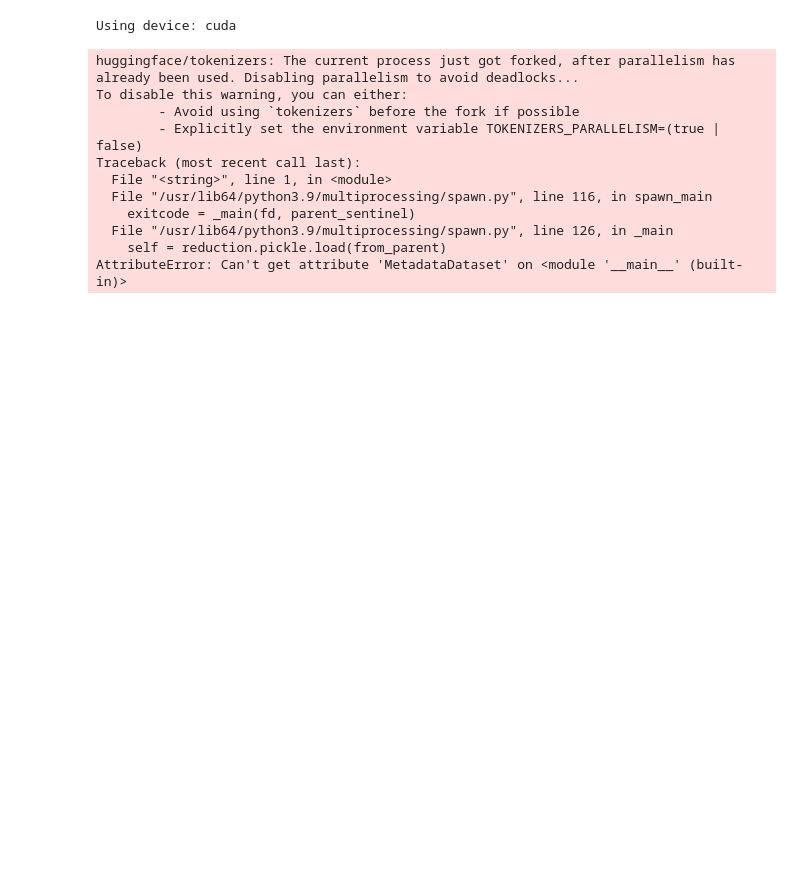
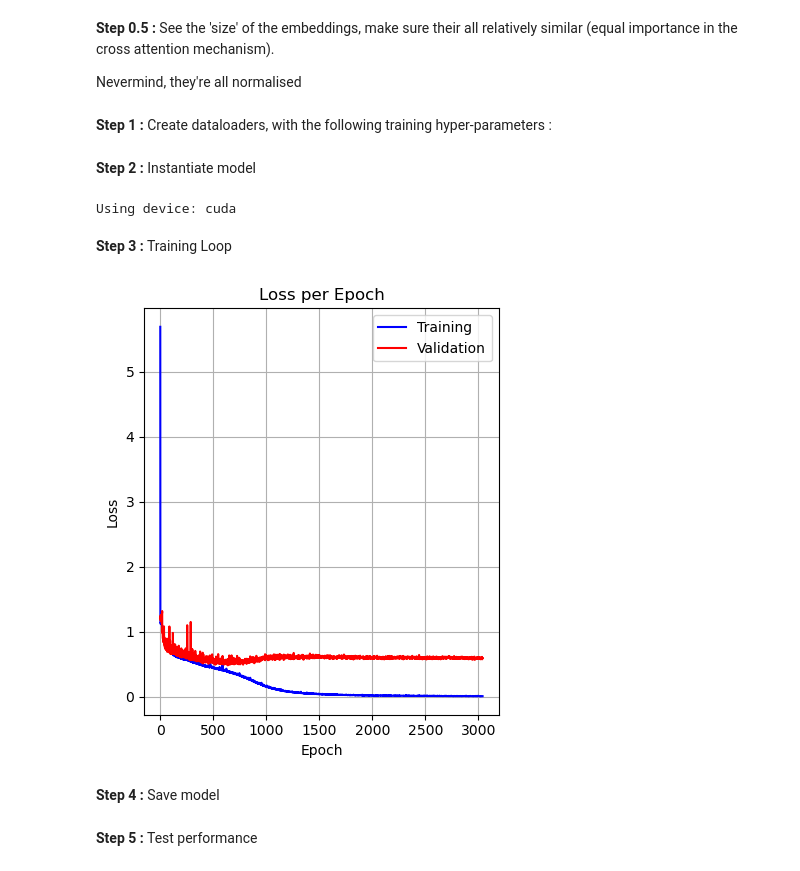
Before and after one commit to Antoine2212/CSC_43M04_EP_challenge, a Jupyter notebook: topic_encoding/main.ipynb, the cells around one changed output. Saved outputs shown, nothing was run; the diff lists cells and outputs as text; code cells hidden in the pictures; blank space fills up the shorter version.

```diff
--- a/topic_encoding/main.ipynb
+++ b/topic_encoding/main.ipynb
@@ -109,3 +53,25 @@ class MetadataRegressor(nn.Module):
+# %% [markdown]
+**Step 0.5 :** See the 'size' of the embeddings, make sure their all relatively similar (equal importance in the cross attention mechanism).
+
+Nevermind, they're all normalised
+# %% [markdown]
+**Step 1 :** Create dataloaders, with the following training hyper-parameters :
+# %%
+BATCH_SIZE = 128
+NUM_WORKERS = 16
+PRE_FETCH_FACTOR = 4
+# %%
+from meta_dataset import MetadataDataset
+from torch.utils.data import DataLoader
+from sklearn.model_selection import train_test_split
+
+train_df, val_df = train_test_split(df, test_size=0.2, random_state=42)
+train_dataset = MetadataDataset(train_df)
+val_dataset = MetadataDataset(val_df)
+train_dataloader = DataLoader(train_dataset, batch_size=BATCH_SIZE, shuffle=True, num_workers=NUM_WORKERS, prefetch_factor=PRE_FETCH_FACTOR, pin_memory=True, persistent_workers=True)
+val_dataloader = DataLoader(val_dataset, batch_size=BATCH_SIZE, shuffle=False, num_workers=NUM_WORKERS, prefetch_factor=PRE_FETCH_FACTOR, pin_memory=True, persistent_workers=True)
+# %% [markdown]
+**Step 2 :** Instantiate model
 # %%
 import matplotlib.pyplot as plt
 from IPython.display import clear_output
@@ -162,79 +122,76 @@ def plot_losses():
     plt.show()
 # %% [output]
 Using device: cuda
+# %% [markdown]
+**Step 3 :** Training Loop
+# %%
+EPOCHS = 3000
 # %%
-# Training loop
-
 for epoch in range(EPOCHS):
     model.train()
     total_train_loss = 0.0
-    for i, (imgs, targets) in enumerate(train_loader):
-        imgs = imgs.to(device)
+    for i, (fields, targets) in enumerate(train_dataloader):
+        fields = fields.to(device)
         targets = targets.to(device)
 
         optimizer.zero_grad()
-        preds = model(imgs)
+        preds = model(fields)
+        preds = preds.squeeze(-1) # Remove extra dimension
         loss = loss_fn(preds, targets)
         loss.backward()
         optimizer.step()
 
         batch_loss = loss.item()
         batch_losses.append(batch_loss)
-        total_train_loss += loss.item() * len(imgs)
+        total_train_loss += loss.item() * len(fields)
 
         # Move tensors to CPU to free GPU memory
-        imgs = imgs.cpu()
+        fields = fields.cpu()
         targets = targets.cpu()
 
-        # Optionally plot every N batches
-        if (i + 1) % 10 == 0:  # Adjust frequency as needed
-            print(f"Epoch {epoch+1}/{EPOCHS} | Batch {i+1}/{len(train_loader)} | Loss: {batch_loss:.4f}")
+
 
     # Validation phase
     model.eval()
     total_val_loss = 0.0
     with torch.no_grad():
-        for imgs, targets in val_loader:
-            imgs = imgs.to(device)
+        for fields, targets in val_dataloader:
+            fields = fields.to(device)
             targets = targets.to(device)
 
-            outputs = model(imgs)
+            outputs = model(fields)
+            outputs = outputs.squeeze(-1)
             val_loss = loss_fn(outputs, targets)
-            total_val_loss += val_loss.item() * len(imgs)
+            total_val_loss += val_loss.item() * len(fields)
 
             # Move tensors to CPU to free GPU memory
-            imgs = imgs.cpu()
+            fields = fields.cpu()
             targets = targets.cpu()
 
 
     # Calculate average losses
     avg_train_loss = total_train_loss / len(train_dataset)
     avg_val_loss = total_val_loss / len(val_dataset)
 
     # Store losses for plotting
     train_losses.append(avg_train_loss)
     val_losses.append(avg_val_loss)
-    print(f"Epoch {epoch+1}/{EPOCHS} | Train Loss: {avg_train_loss:.4f} | Val Loss: {avg_val_loss:.4f}")
+    if epoch % 20 == 0:
+        print(f"Epoch {epoch+1}/{EPOCHS} | Train Loss: {avg_train_loss:.4f} | Val Loss: {avg_val_loss:.4f}")
 
     # Free up memory
     torch.cuda.empty_cache()
     gc.collect()
 
     plot_losses()
 
 plot_losses()
 # %% [output]
-huggingface/tokenizers: The current process just got forked, after parallelism has already been used. Disabling parallelism to avoid deadlocks...
-To disable this warning, you can either:
-        - Avoid using `tokenizers` before the fork if possible
-        - Explicitly set the environment variable TOKENIZERS_PARALLELISM=(true | false)
-Traceback (most recent call last):
-  File "<string>", line 1, in <module>
-  File "/usr/lib64/python3.9/multiprocessing/spawn.py", line 116, in spawn_main
-    exitcode = _main(fd, parent_sentinel)
-  File "/usr/lib64/python3.9/multiprocessing/spawn.py", line 126, in _main
-    self = reduction.pickle.load(from_parent)
-AttributeError: Can't get attribute 'MetadataDataset' on <module '__main__' (built-in)>
+[figure, added]
+# %% [markdown]
+**Step 4 :** Save model
 # %%
 torch.save(model.fusion.state_dict(), 'metadata_fusion.pth')
 torch.save(model.regressor.state_dict(), 'metadata_regressor.pth')
+# %% [markdown]
+**Step 5 :** Test performance
```
Also changed, not shown: parts of 17 cells of this notebook, 12 other files.
